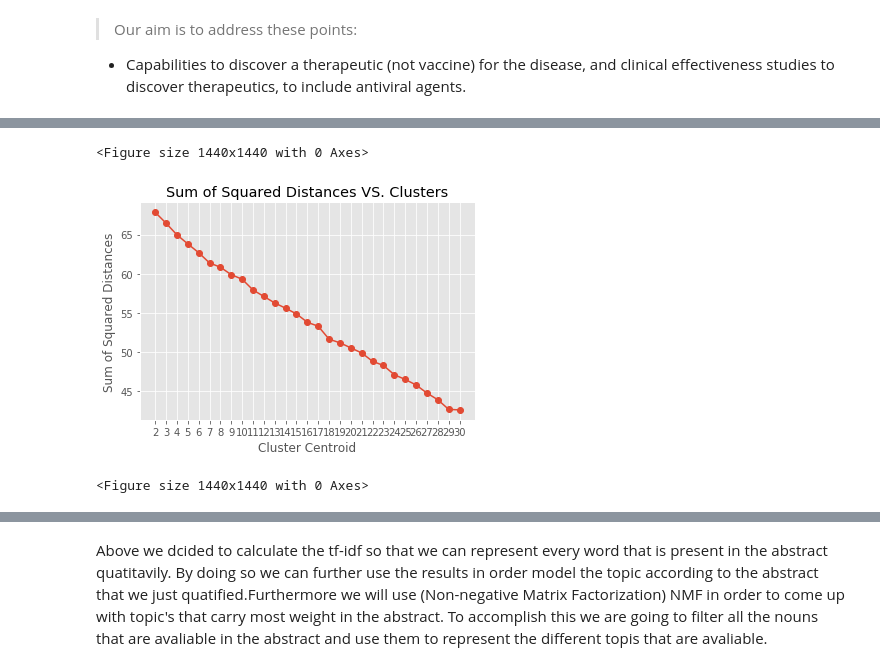
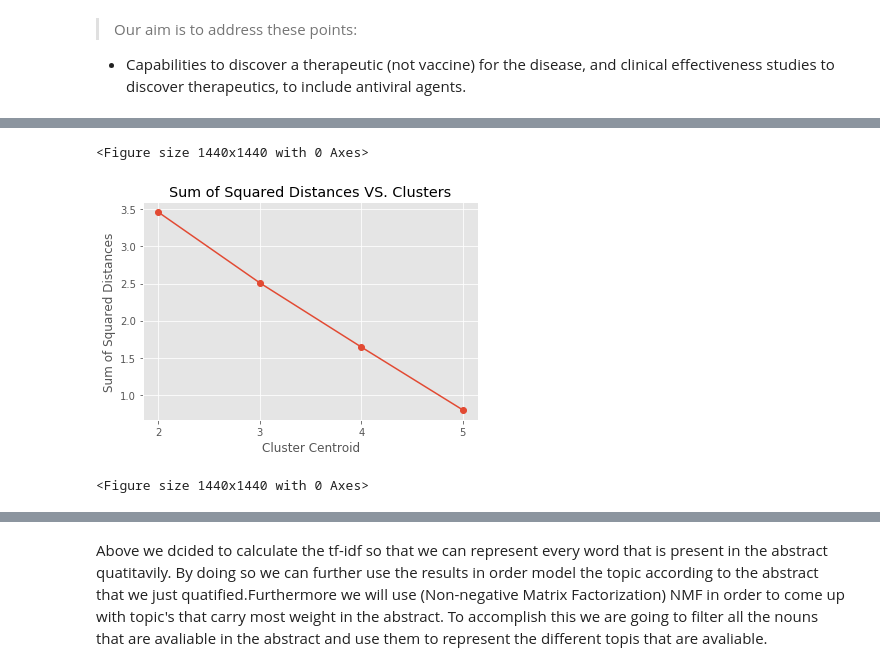
Before and after one commit to marwagaser/NLP_Project, a Jupyter notebook: NLP Project master.ipynb, the cells around one changed output, grey strips where cells are left out. Drawn from its saved outputs; the diff is of its cells as text; code cells hidden in the pictures.

```diff
--- a/NLP Project master.ipynb
+++ b/NLP Project master.ipynb
@@ -55,10 +55,10 @@ FullPaperDataframe=pd.DataFrame(FullPaper,columns=['title','abstract','full_text
 > Our aim is to address these points:
 * Capabilities to discover a therapeutic (not vaccine) for the disease, and clinical effectiveness studies to discover therapeutics, to include antiviral agents.
 # %%
-full_text = FullPaperDataframe['full_text'].head(100)
+full_text = FullPaperDataframe['full_text'].head(6)#fetch all the papers
 clean_text = [] #a list which will hold all the bodies of the papers after being stripped out of stopwords
-wnl = WordNetLemmatizer()
-porter = PorterStemmer()
+wnl = WordNetLemmatizer()#word lemmatizer object
+porter = PorterStemmer()#word stemmer object
 # punctuation_regex = string.punctuation
 # punctuation_regex = punctuation_regex.replace("-", "") # keep the hyphens
 # pattern = r"[{}]".format(punctuation_regex) # generate the regex pattern
@@ -101,10 +101,11 @@ for val in clean_text: #for the body (which was stripped out of stop words) of e
     words = val.split(' ') #split body of paper on spaces
     for word in words: #for each word in the body
         if(word!=""): #if the word is not an empty string
-            if (word=="coronaviruses"):#since the stem and lemmatize functions do not recognize the word coronaviruses as the plural of coronavirus, a conidition was created
+            word = word.lower()
+            if (word=="coronaviruses"): #since the stem and lemmatize functions do not recognize the word coronaviruses as the plural of coronavirus, a conidition was created
                 word ="coronavirus"
-            stem_lemma =wnl.lemmatize(word) if wnl.lemmatize(word).endswith('e') else porter.stem(word)
-            stemmed_val+=stem_lemma+" " #stem/lemmatize the word and concat it to the string stemmed_val
+            stem_lemma = porter.stem(word)
+            stemmed_val+=stem_lemma+" " #stem the word and concat it to the string stemmed_val
     stemmed_text.append(stemmed_val) #add the string stemmed_val to the list which will contain the stemmed bodies of all docs
 # %%
 # this cell is no longer needed and is kept for reference
@@ -117,7 +118,7 @@ most_occur = vocab_count.most_common(200) #get the most common 200 words
 #print(most_occur) #print the most common 200 words
 # %%
 #create a tf-idf matrix for the words above
-v = TfidfVectorizer(sublinear_tf = True, min_df = 0.05,max_df = 0.8)
+v = TfidfVectorizer(sublinear_tf = True, min_df = 0.05)
 #For the above vectorizer, the first paramater specifies that the 1+log(tf) is going to be used instead of tf.
 #The second parameter specifies that if a term appears in less than 5% of the docs, ignore it
 #The third parameter, considers word that do not occur in more than 80% of the corpus
@@ -173,27 +184,28 @@ pca = PCA(n_components=0.90,random_state=30) #keep 90% of the variance
 tf_idf_norm_kmeans= pca.fit_transform(tfidf.toarray())
 # %%
-from sklearn.cluster import KMeans
+from sklearn.cluster import KMeans #import kmeans which will be used to cluster the data
 
 import matplotlib.pyplot as plt
 plt.style.use('ggplot')
-max_number_of_clusters = 30
-max_number_of_clusters = max_number_of_clusters+1 # since the range method is exclusive, a one should be added.
+
+max_number_of_clusters = 5 #clusters can range from 2-max_number_of_clusters
+max_number_of_clusters = max_number_of_clusters+1 # since the range method is exclusive, a 1 should be added.
 Ks = range(2, max_number_of_clusters, 1) #Hold the range of clusters k (from 2-max_number_of_clusters)
 
 sum_of_squared_distances = [] #a list which will carry the sum of squared distances at each k
 for k in tqdm(Ks):
-    sum_of_squared_distances.append(KMeans(n_clusters=k,random_state=30).fit(tf_idf_norm_kmeans).inertia_)#calculate the sum of squared distance.
+    sum_of_squared_distances.append(KMeans(n_clusters=k,random_state=30).fit(tf_idf_norm_kmeans).inertia_)#calculate the sum of squared distance for each k.
 
-
+  #plot the elbow graph
 f, ax = plt.subplots(1, 1)
 ax.plot(Ks, sum_of_squared_distances, marker='o')
 ax.set_xlabel('Cluster Centroid')
 ax.set_xticks(Ks)
 ax.set_xticklabels(Ks)
 ax.set_ylabel('Sum of Squared Distances')
 ax.set_title('Sum of Squared Distances VS. Clusters')
 plt.figure(figsize=(20,20))
 # %% [output]
 <Figure size 1440x1440 with 0 Axes>
-[figure, old version]
+[figure, new version]
 <Figure size 1440x1440 with 0 Axes>
```
Also changed, not shown: parts of 9 cells of this notebook.
